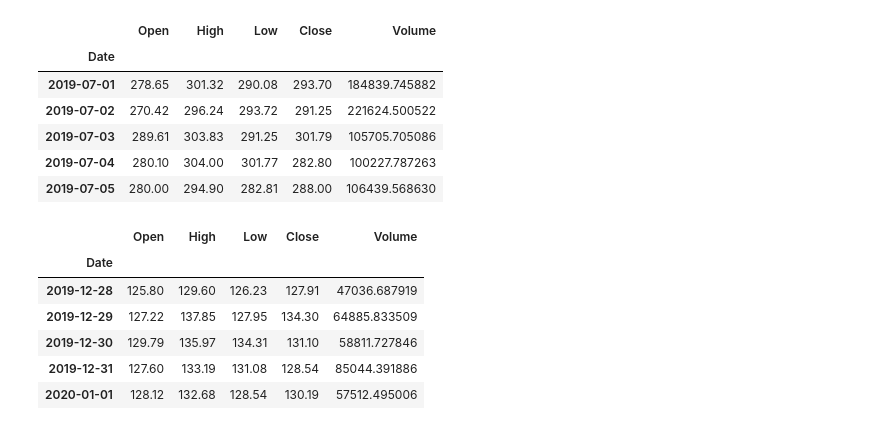
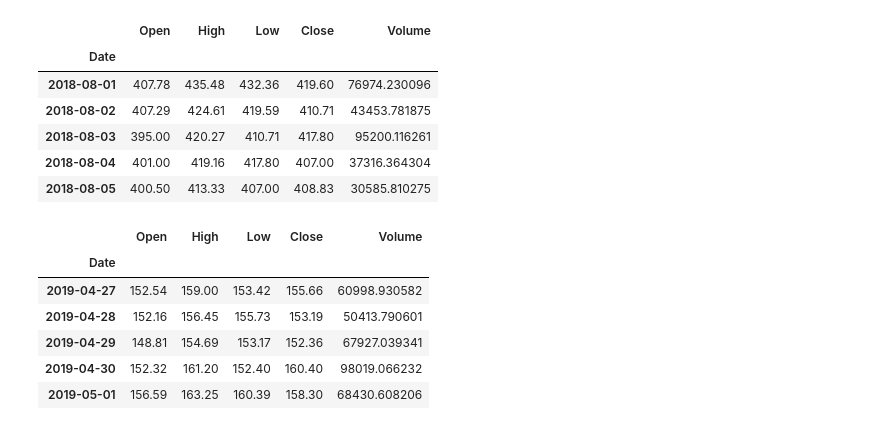
Before and after one commit to jpweldon/Cryptocurrency_Stock_Correlation, a Jupyter notebook: Jose_practice_code.ipynb, the cells around one changed output. Saved outputs shown, nothing was run; the diff lists cells and outputs as text; code cells hidden in the pictures.

Commit message:
added function to pull historical data, added eth and btc data

```diff
--- a/Jose_practice_code.ipynb
+++ b/Jose_practice_code.ipynb
@@ -4,31 +4,33 @@ import cbpro
 from datetime import date
 # %%
 c = cbpro.PublicClient()
+# %%
+def pull_historical_data(crypto_pair,crypto_start_date,crypto_end_date):
+    pulled_data = pd.DataFrame(c.get_product_historic_rates(crypto_pair,granularity=86400, start=crypto_start_date, end=crypto_end_date))
+    pulled_data.columns= ["Date","Open","High","Low","Close","Volume"]
+    pulled_data['Date'] = pd.to_datetime(pulled_data['Date'], unit='s')
+    pulled_data.set_index('Date', inplace=True)
+    pulled_data.sort_values(by='Date', ascending=True, inplace=True)
+    return(pulled_data)
 # %%
-from datetime import date
-
-start_date = date(2019,7,1).isoformat()
-end_date = date(2020,1,1).isoformat()
+start_date_eth_1 = date(2018,8,1).isoformat()
+end_date_eth_1 = date(2019,5,1).isoformat()
 # %%
-historical_eth_2019_7_2020_1 = pd.DataFrame(c.get_product_historic_rates('ETH-USD',granularity=86400, start=start_date, end=end_date))
-historical_eth_2019_7_2020_1.columns= ["Date","Open","High","Low","Close","Volume"]
-historical_eth_2019_7_2020_1['Date'] = pd.to_datetime(historical_eth_2019_7_2020_1['Date'], unit='s')
-historical_eth_2019_7_2020_1.set_index('Date', inplace=True)
-historical_eth_2019_7_2020_1.sort_values(by='Date', ascending=True, inplace=True)
-display(historical_eth_2019_7_2020_1.head())
-display(historical_eth_2019_7_2020_1.tail())
+eth_2018_8_2019_5 = pull_historical_data('ETH-USD',start_date_eth_1, end_date_eth_1)
+display(historical_eth_2019_7_2020_4.head())
+display(historical_eth_2019_7_2020_4.tail())
 # %% [output]
 |  | Open | High | Low | Close | Volume |
 | Date |  |  |  |  |  |
-| 2019-07-01 | 278.65 | 301.32 | 290.08 | 293.70 | 184839.745882 |
-| 2019-07-02 | 270.42 | 296.24 | 293.72 | 291.25 | 221624.500522 |
-| 2019-07-03 | 289.61 | 303.83 | 291.25 | 301.79 | 105705.705086 |
-| 2019-07-04 | 280.10 | 304.00 | 301.77 | 282.80 | 100227.787263 |
-| 2019-07-05 | 280.00 | 294.90 | 282.81 | 288.00 | 106439.568630 |
+| 2018-08-01 | 407.78 | 435.48 | 432.36 | 419.60 | 76974.230096 |
+| 2018-08-02 | 407.29 | 424.61 | 419.59 | 410.71 | 43453.781875 |
+| 2018-08-03 | 395.00 | 420.27 | 410.71 | 417.80 | 95200.116261 |
+| 2018-08-04 | 401.00 | 419.16 | 417.80 | 407.00 | 37316.364304 |
+| 2018-08-05 | 400.50 | 413.33 | 407.00 | 408.83 | 30585.810275 |
 |  | Open | High | Low | Close | Volume |
 | Date |  |  |  |  |  |
-| 2019-12-28 | 125.80 | 129.60 | 126.23 | 127.91 | 47036.687919 |
-| 2019-12-29 | 127.22 | 137.85 | 127.95 | 134.30 | 64885.833509 |
-| 2019-12-30 | 129.79 | 135.97 | 134.31 | 131.10 | 58811.727846 |
-| 2019-12-31 | 127.60 | 133.19 | 131.08 | 128.54 | 85044.391886 |
-| 2020-01-01 | 128.12 | 132.68 | 128.54 | 130.19 | 57512.495006 |
+| 2019-04-27 | 152.54 | 159.00 | 153.42 | 155.66 | 60998.930582 |
+| 2019-04-28 | 152.16 | 156.45 | 155.73 | 153.19 | 50413.790601 |
+| 2019-04-29 | 148.81 | 154.69 | 153.17 | 152.36 | 67927.039341 |
+| 2019-04-30 | 152.32 | 161.20 | 152.40 | 160.40 | 98019.066232 |
+| 2019-05-01 | 156.59 | 163.25 | 160.39 | 158.30 | 68430.608206 |
```
Also changed, not shown: parts of 18 cells of this notebook.
